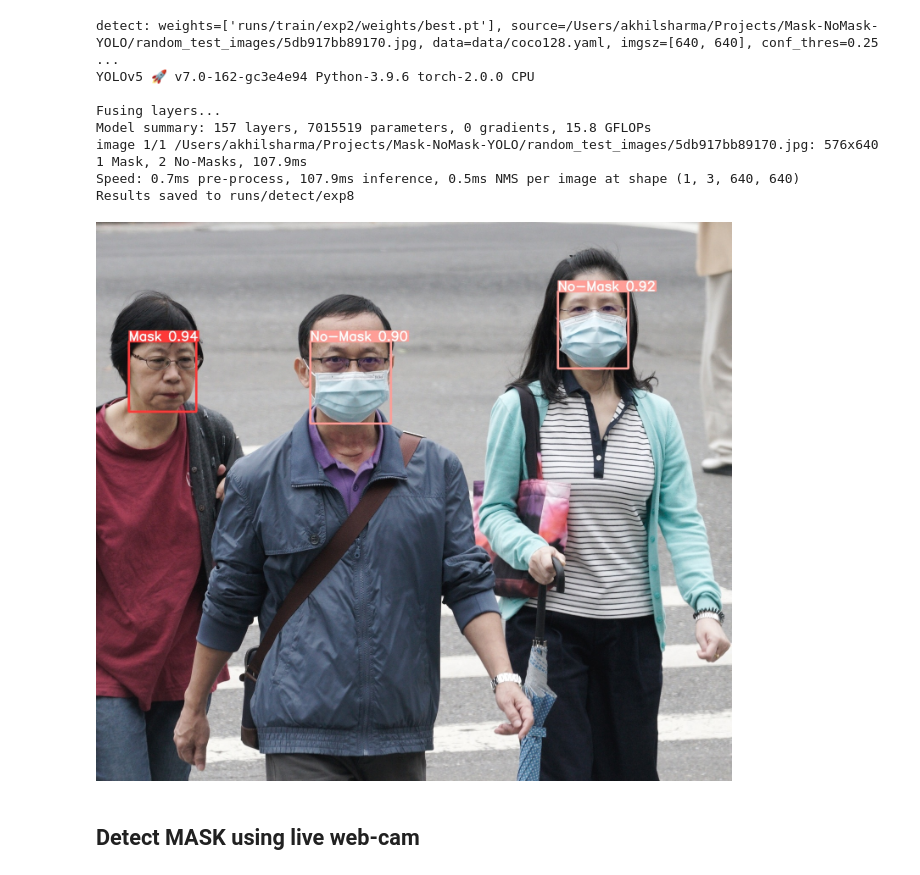
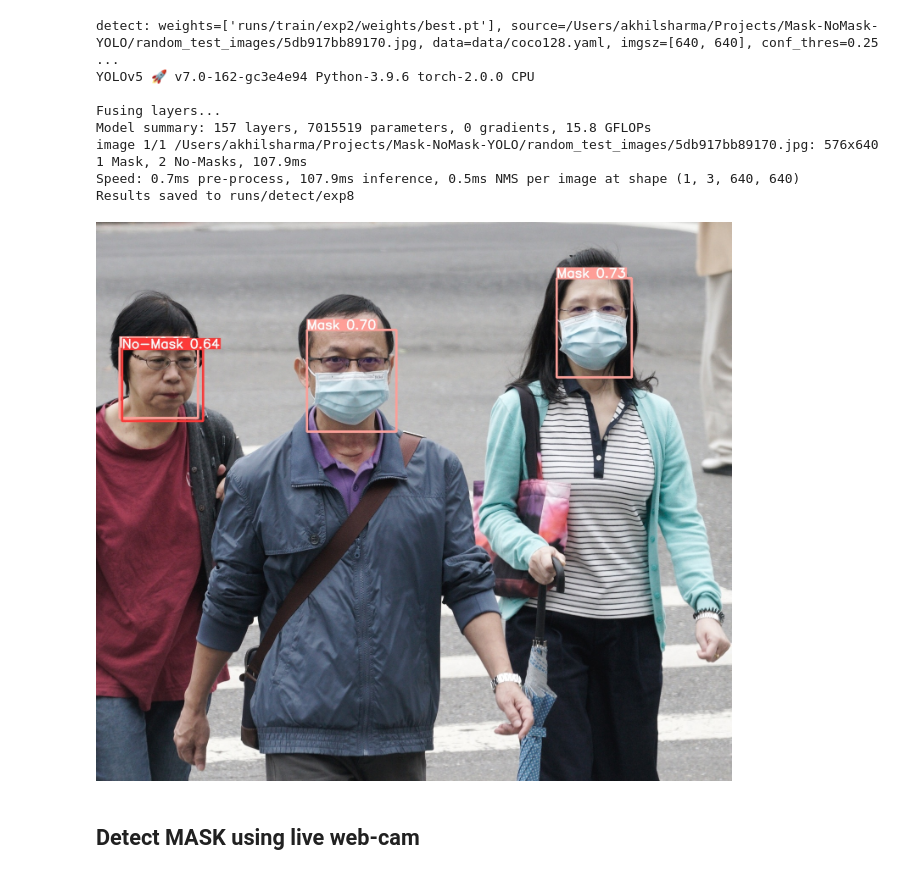
Before and after one commit to akhilsharmaa/Real-Time-Face-Mask-Detection-YOLOv5, a Jupyter notebook: preproccesing.ipynb, the cells around one changed output. Drawn from its saved outputs; the diff is of its cells as text; code cells hidden in the pictures.

```diff
--- a/preproccesing.ipynb
+++ b/preproccesing.ipynb
@@ -136,9 +138,9 @@ image 1/1 /Users/akhilsharma/Projects/Mask-NoMask-YOLO/random_test_images/5db917
 Speed: 0.7ms pre-process, 107.9ms inference, 0.5ms NMS per image at shape (1, 3, 640, 640)
 Results saved to runs/detect/exp8
 # %%
-Image(filename='/Users/akhilsharma/Projects/Mask-NoMask-YOLO/yolov5/runs/detect/exp8/5db917bb89170.jpg', width=1000)
+Image(filename='/Users/akhilsharma/Projects/Mask-NoMask-YOLO/yolov5/runs/detect/exp4/5db917bb89170.jpg', width=1000)
 # %% [output]
-[figure, old version]
+[figure, new version]
 # %% [markdown]
 ## Detect MASK using live web-cam
 # %%
```
Also changed, not shown: parts of 2 cells of this notebook, 1 other file.
